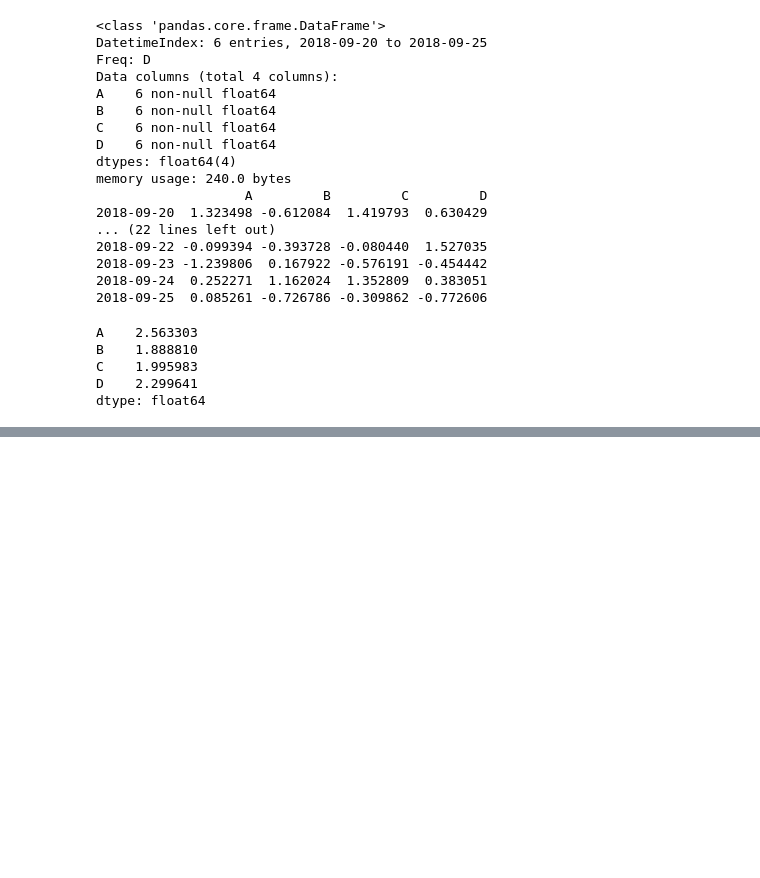
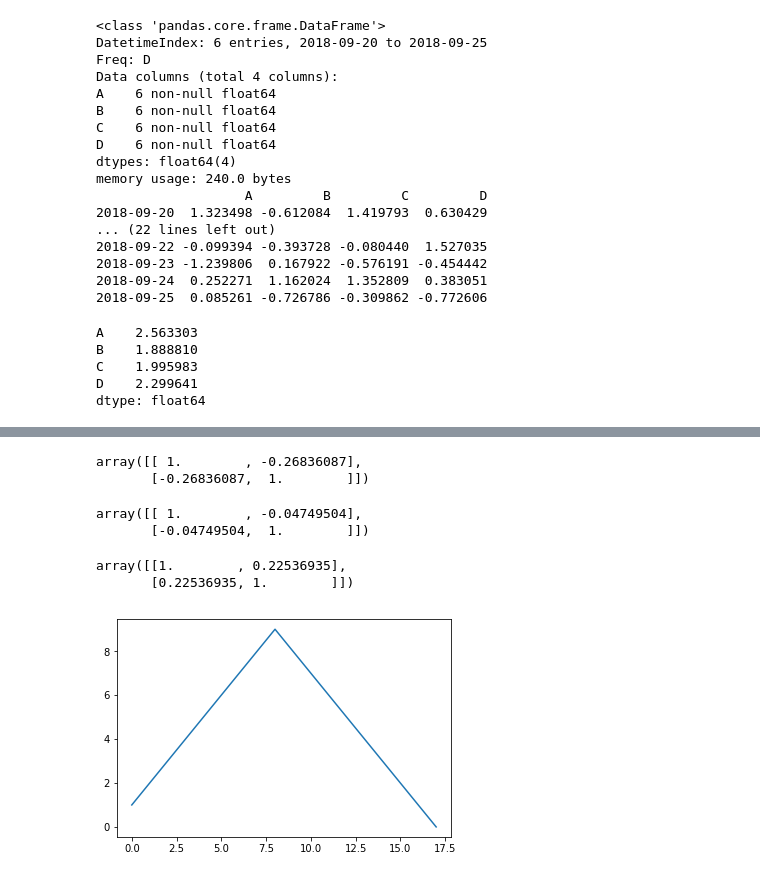
Before and after one commit to YuHyungJune/BOOK_Code, a Jupyter notebook: 파이썬으로 데이터 주무르기.ipynb, the cells around one changed output, grey strips where cells are left out. Drawn from its saved outputs; the diff is of its cells as text; code cells hidden in the pictures; blank space fills up the shorter version.

```diff
--- a/파이썬으로 데이터 주무르기.ipynb
+++ b/파이썬으로 데이터 주무르기.ipynb
@@ -110,0 +507,28 @@ dtype: float64
+# %%
+# 상관계수 조사
+# numpy.corrcoef
+np.corrcoef(data_result['고령자비율'], data_result['소계'])
+# %% [output]
+array([[ 1.        , -0.26836087],
+       [-0.26836087,  1.        ]])
+# %%
+np.corrcoef(data_result['외국인비율'], data_result['소계'])
+# %% [output]
+array([[ 1.        , -0.04749504],
+       [-0.04749504,  1.        ]])
+# %%
+np.corrcoef(data_result['인구수'], data_result['소계'])
+# %% [output]
+array([[1.        , 0.22536935],
+       [0.22536935, 1.        ]])
+# %%
+# ch1-7.
+# 시각화
+import matplotlib.pyplot as plt
+%matplotlib inline
+
+plt.figure
+plt.plot([1,2,3,4,5,6,7,8,9,8,7,6,5,4,3,2,1,0])
+plt.show()
+# %% [output]
+[figure, added]
```
Also changed, not shown: parts of 47 cells of this notebook.
